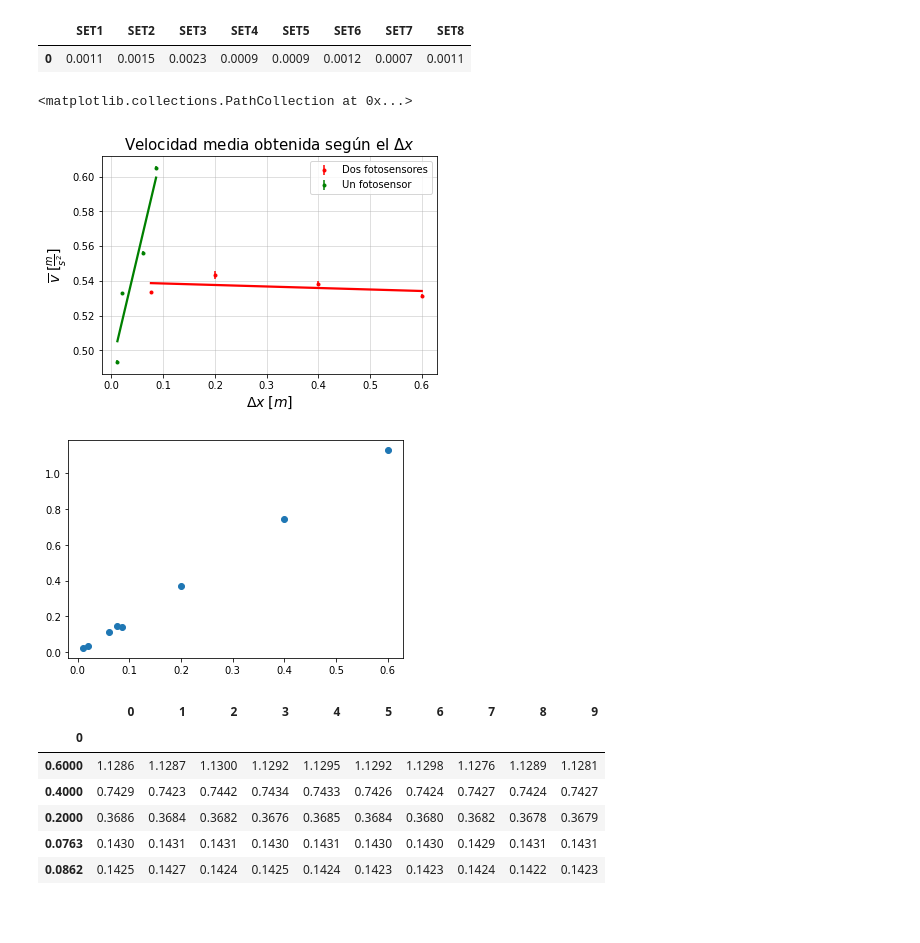
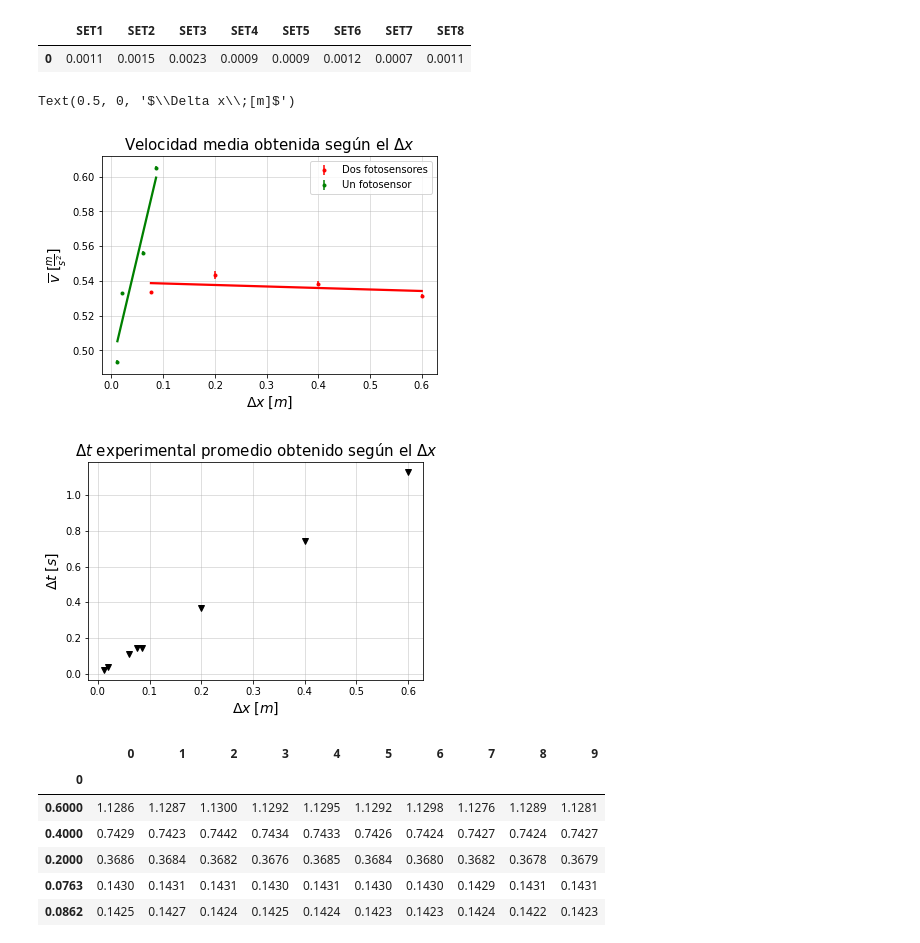
Before and after one commit to Vendetta0462/LaboratoriosFisica, a Jupyter notebook: Practica 1 - Vel inst/code/vel_inst.ipynb, the cells around one changed output. Drawn from its saved outputs; the diff is of its cells as text; code cells hidden in the pictures; blank space fills up the shorter version.

Commit message:
Update gráfica delta t vs delta x

```diff
--- a/Practica 1 - Vel inst/code/vel_inst.ipynb
+++ b/Practica 1 - Vel inst/code/vel_inst.ipynb
@@ -36,20 +36,26 @@ err
 # %%
 plt.errorbar(delta_x.iloc[0][0:4], vel.iloc[0][0:4], yerr=err.iloc[0][0:4], fmt=".r", label="Dos fotosensores")
 sns.regplot(x=delta_x.iloc[0][0:4], y=vel.iloc[0][0:4], ci=None, scatter=False, color="r")
 plt.errorbar(delta_x.iloc[0][4:10], vel.iloc[0][4:10], yerr=err.iloc[0][4:10], fmt=".g", label="Un fotosensor")
 sns.regplot(x=delta_x.iloc[0][4:10], y=vel.iloc[0][4:10], ci=None, scatter=False, color="g")
 plt.legend()
 plt.grid(alpha=0.5)
 plt.title(r"Velocidad media obtenida según el $\Delta x$", size=15)
 plt.ylabel(r"$\overline{v}\;[\frac{m}{s^2}]$", size=14)
 plt.xlabel(r"$\Delta x\;[m]$", size=14)
 plt.figure()
-plt.scatter(delta_x.iloc[0], data_prom)
+plt.errorbar(delta_x.iloc[0], data_prom, yerr=data_std, fmt="vk")
+# sns.regplot(x=delta_x.iloc[0], y=data_prom, ci=None, scatter=False, color="k")
+plt.grid(alpha=0.5)
+plt.title(r"$\Delta t$ experimental promedio obtenido según el $\Delta x$", size=15)
+plt.ylabel(r"$\Delta t \; [s]$", size=14)
+plt.xlabel(r"$\Delta x\;[m]$", size=14)
+# plt.scatter(delta_x.iloc[0], data_prom)
 # sns.regplot(delta_x, vel)
 # %% [output]
-<matplotlib.collections.PathCollection at 0x...>
+Text(0.5, 0, '$\\Delta x\\;[m]$')
 [figure]
-[figure, old version]
+[figure, new version]
 # %%
 tabla_final = pd.DataFrame(columns=delta_x.iloc[0])
 for i in range(0,8):
```
